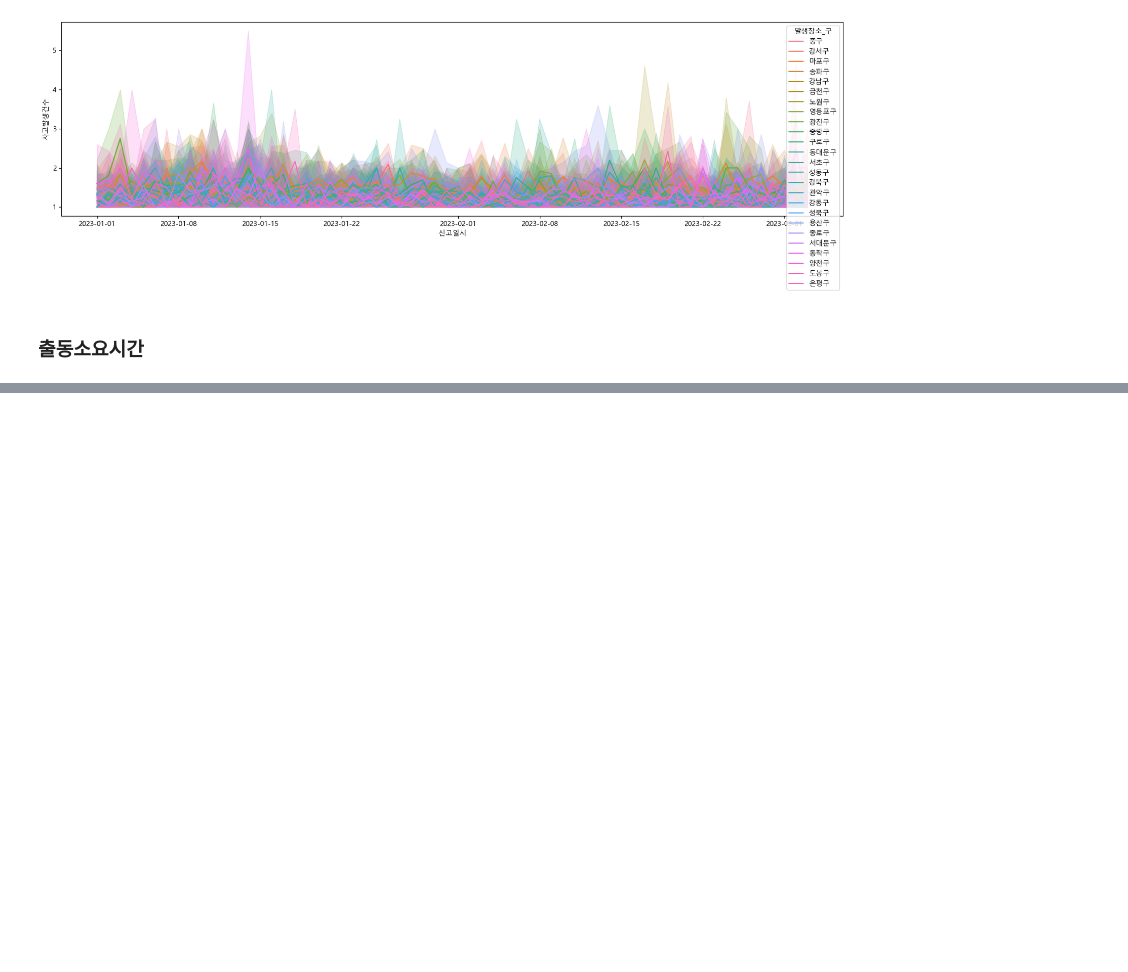
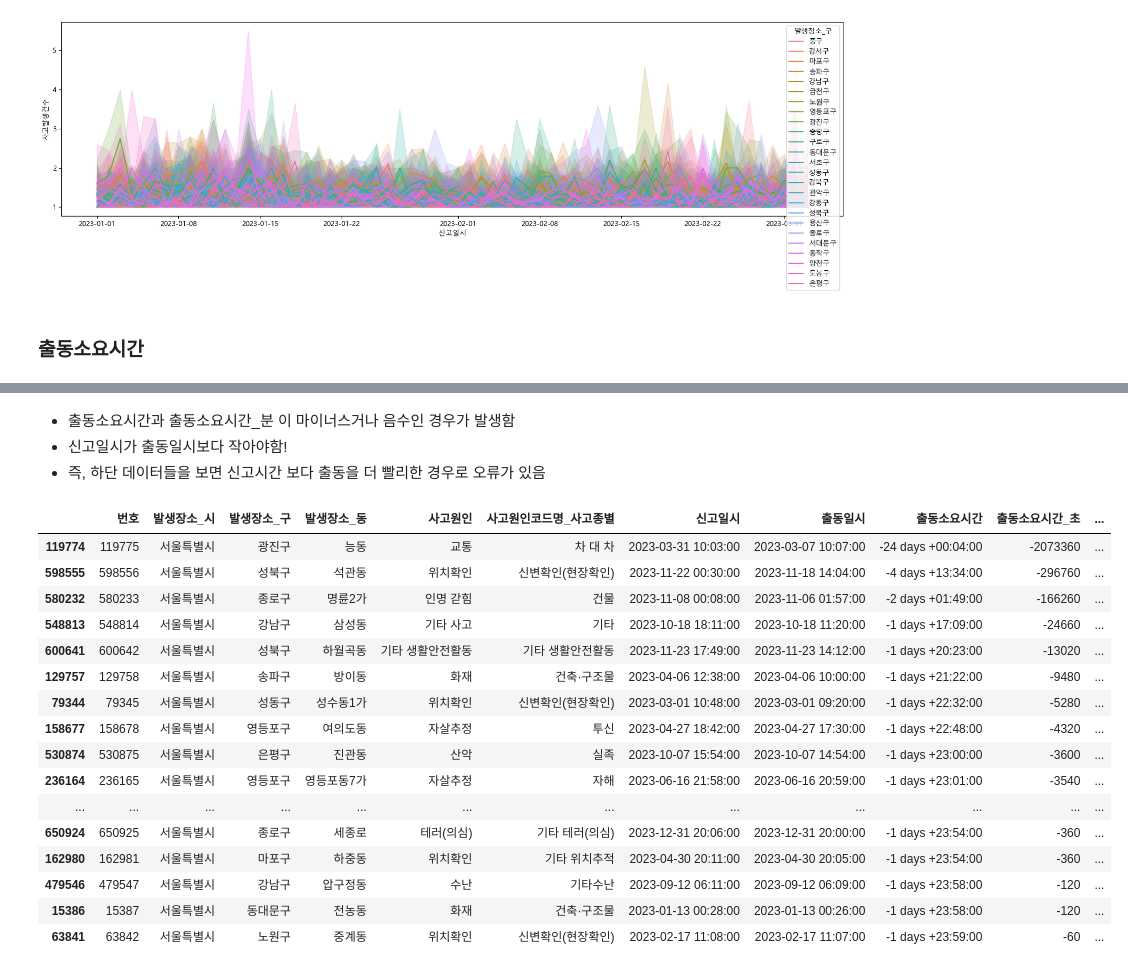
Before and after one commit to JuyeongKime2/FireRescueDataAnalysis_pj, a Jupyter notebook: pandas.ipynb, the cells around one changed output, grey strips where cells are left out. Cells and saved outputs as stored; diff of their text form; code cells hidden in the pictures; blank space fills up the shorter version.

```diff
--- a/pandas.ipynb
+++ b/pandas.ipynb
@@ -952,0 +1030,6 @@ df_seoul
+# %%
+# describe(): 데이터 프레임의 숫자열에 대해서 통계적인 요약 제공(평균,표준편차,최소값,최대값,4분위수,중앙값 등)
+# 문자 계산불가, 데이터 타입이 날짜와 숫자일 떄만 가능
+
+pd.set_option('display.float_format', '{:.2f}'.format) # 소수점 이하 둘째자리까지만 출력
+df_seoul.describe() #df_seoul.describe(include='number') : 숫자제외
@@ -952,0 +1046,29 @@ df_seoul
+# %% [markdown]
+* 출동소요시간과 출동소요시간_분 이 마이너스거나 음수인 경우가 발생함
+* 신고일시가 출동일시보다 작아야함!
+* 즉, 하단 데이터들을 보면 신고시간 보다 출동을 더 빨리한 경우로 오류가 있음
+# %%
+"""
+신고일시가 출동일시보다 큰 그 이후 값 출력(오류확인)
+#sort values: 정렬 , ascending : 오름차순(T)/내림차순(F)
+"""
+#출동소요시간을 기준으로 오름차순(작은 값부터 큰 값 순서로) 정렬하여 출력
+df_seoul[df_seoul['신고일시']>df_seoul['출동일시']].sort_values(['출동소요시간'], ascending=True)
+# %% [output]
+|  | 번호 | 발생장소_시 | 발생장소_구 | 발생장소_동 | 사고원인 | 사고원인코드명_사고종별 | 신고일시 | 출동일시 | 출동소요시간 | 출동소요시간_초 | ... |
+| 119774 | 119775 | 서울특별시 | 광진구 | 능동 | 교통 | 차 대 차 | 2023-03-31 10:03:00 | 2023-03-07 10:07:00 | -24 days +00:04:00 | -2073360 | ... |
+| 598555 | 598556 | 서울특별시 | 성북구 | 석관동 | 위치확인 | 신변확인(현장확인) | 2023-11-22 00:30:00 | 2023-11-18 14:04:00 | -4 days +13:34:00 | -296760 | ... |
+| 580232 | 580233 | 서울특별시 | 종로구 | 명륜2가 | 인명 갇힘 | 건물 | 2023-11-08 00:08:00 | 2023-11-06 01:57:00 | -2 days +01:49:00 | -166260 | ... |
+| 548813 | 548814 | 서울특별시 | 강남구 | 삼성동 | 기타 사고 | 기타 | 2023-10-18 18:11:00 | 2023-10-18 11:20:00 | -1 days +17:09:00 | -24660 | ... |
+| 600641 | 600642 | 서울특별시 | 성북구 | 하월곡동 | 기타 생활안전활동 | 기타 생활안전활동 | 2023-11-23 17:49:00 | 2023-11-23 14:12:00 | -1 days +20:23:00 | -13020 | ... |
+| 129757 | 129758 | 서울특별시 | 송파구 | 방이동 | 화재 | 건축·구조물 | 2023-04-06 12:38:00 | 2023-04-06 10:00:00 | -1 days +21:22:00 | -9480 | ... |
+| 79344 | 79345 | 서울특별시 | 성동구 | 성수동1가 | 위치확인 | 신변확인(현장확인) | 2023-03-01 10:48:00 | 2023-03-01 09:20:00 | -1 days +22:32:00 | -5280 | ... |
+| 158677 | 158678 | 서울특별시 | 영등포구 | 여의도동 | 자살추정 | 투신 | 2023-04-27 18:42:00 | 2023-04-27 17:30:00 | -1 days +22:48:00 | -4320 | ... |
+| 530874 | 530875 | 서울특별시 | 은평구 | 진관동 | 산악 | 실족 | 2023-10-07 15:54:00 | 2023-10-07 14:54:00 | -1 days +23:00:00 | -3600 | ... |
+| 236164 | 236165 | 서울특별시 | 영등포구 | 영등포동7가 | 자살추정 | 자해 | 2023-06-16 21:58:00 | 2023-06-16 20:59:00 | -1 days +23:01:00 | -3540 | ... |
+| ... | ... | ... | ... | ... | ... | ... | ... | ... | ... | ... | ... |
+| 650924 | 650925 | 서울특별시 | 종로구 | 세종로 | 테러(의심) | 기타 테러(의심) | 2023-12-31 20:06:00 | 2023-12-31 20:00:00 | -1 days +23:54:00 | -360 | ... |
+| 162980 | 162981 | 서울특별시 | 마포구 | 하중동 | 위치확인 | 기타 위치추적 | 2023-04-30 20:11:00 | 2023-04-30 20:05:00 | -1 days +23:54:00 | -360 | ... |
+| 479546 | 479547 | 서울특별시 | 강남구 | 압구정동 | 수난 | 기타수난 | 2023-09-12 06:11:00 | 2023-09-12 06:09:00 | -1 days +23:58:00 | -120 | ... |
+| 15386 | 15387 | 서울특별시 | 동대문구 | 전농동 | 화재 | 건축·구조물 | 2023-01-13 00:28:00 | 2023-01-13 00:26:00 | -1 days +23:58:00 | -120 | ... |
+| 63841 | 63842 | 서울특별시 | 노원구 | 중계동 | 위치확인 | 신변확인(현장확인) | 2023-02-17 11:08:00 | 2023-02-17 11:07:00 | -1 days +23:59:00 | -60 | ... |
```
Also changed, not shown: parts of 15 cells of this notebook.
